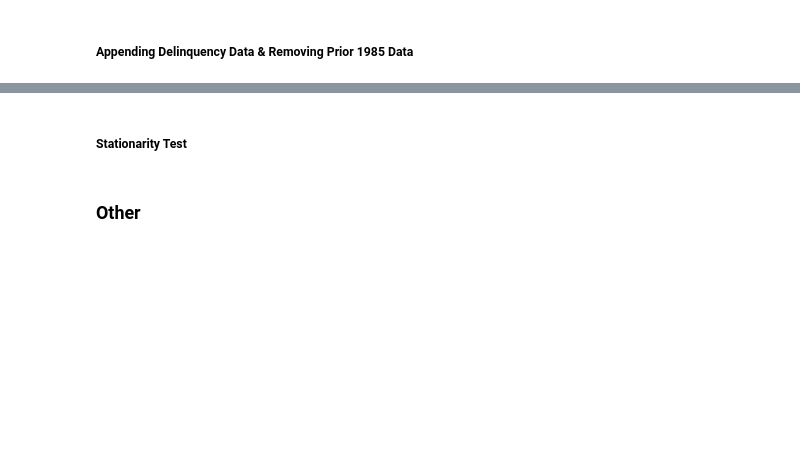
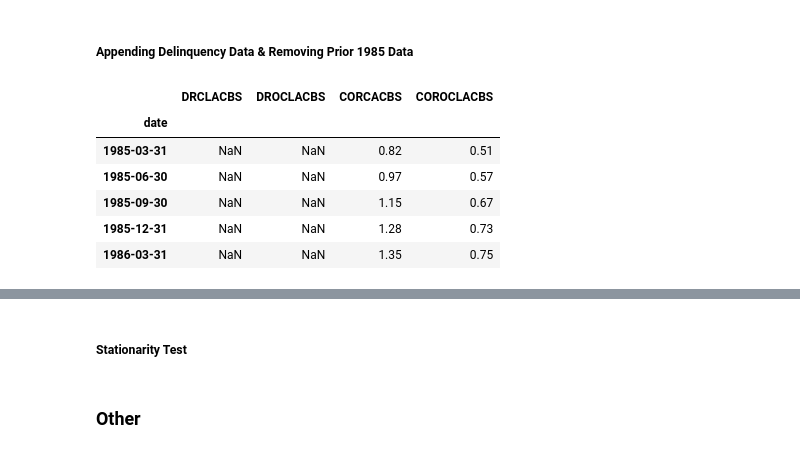
Before and after one commit to andre-bu-gitdev/DX799-O1, a Jupyter notebook: Milestone_1_2_Work_Folder/_EDA_.ipynb, the cells around one changed output, grey strips where cells are left out. Cells and saved outputs as stored; diff of their text form; code cells hidden in the pictures; blank space fills up the shorter version.

```diff
--- a/Milestone_1_2_Work_Folder/_EDA_.ipynb
+++ b/Milestone_1_2_Work_Folder/_EDA_.ipynb
@@ -92,19 +99,33 @@ FileNotFoundError: [Errno 2] No such file or directory: 'datasets/2026-02-QD.csv
 # %%
 targets = pd.read_excel(
     "datasets/targets_FRB_CHGDEL.xlsx",
     sheet_name="FRB_CHGDEL_transposed",
     header=None,
     skiprows=2,                  # data starts at Excel row 3 (1985Q1)
     usecols="A,F,J,AB,AF",       # date column + the 4 series
 )
 targets.columns = ["quarter", "DRCLACBS", "DROCLACBS", "CORCACBS", "COROCLACBS"]
 
-# '1985Q1' / '1985:Q1' -> quarterly period so it matches QD's index
+# '1985Q1' / '1985:Q1' -> quarterly period so it lines up with QD's index
 targets["quarter"] = pd.PeriodIndex(targets["quarter"].astype(str).str.replace(":", ""), freq="Q")
 # if column A holds real Excel dates instead, use:
 # targets["quarter"] = pd.to_datetime(targets["quarter"]).dt.to_period("Q")
 
 targets = targets.set_index("quarter").apply(pd.to_numeric, errors="coerce")   # 'ND' -> NaN
 
-df = qd_stationary.join(targets, how="left")   # add-ons kept as levels; NaN before they start
-df.loc["1985Q1":, ["DRCLACBS", "DROCLACBS", "CORCACBS", "COROCLACBS"]].head()
+# 1) join on quarters (this is what makes the two sources line up)
+df = qd_stationary.join(targets, how="left")
+
+# 2) THEN convert the quarter index to real dates: 1985Q1 -> 1985-01-01
+df.index = df.index.to_timestamp(how="end").normalize()
+df.index.name = "date"
+
+df.loc["1985-01-01":, ["DRCLACBS", "DROCLACBS", "CORCACBS", "COROCLACBS"]].head()
+# %% [output]
+|  | DRCLACBS | DROCLACBS | CORCACBS | COROCLACBS |
+| date |  |  |  |  |
+| 1985-03-31 | NaN | NaN | 0.82 | 0.51 |
+| 1985-06-30 | NaN | NaN | 0.97 | 0.57 |
+| 1985-09-30 | NaN | NaN | 1.15 | 0.67 |
+| 1985-12-31 | NaN | NaN | 1.28 | 0.73 |
+| 1986-03-31 | NaN | NaN | 1.35 | 0.75 |
```
Also changed, not shown: parts of 6 cells of this notebook, 1 other file.
